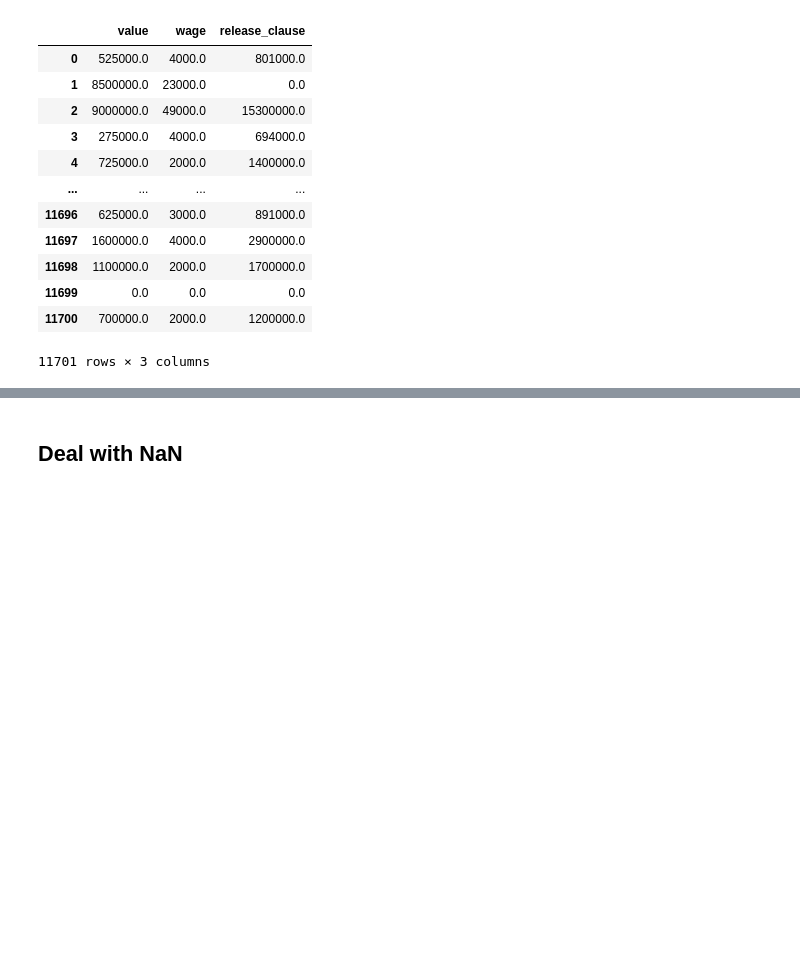
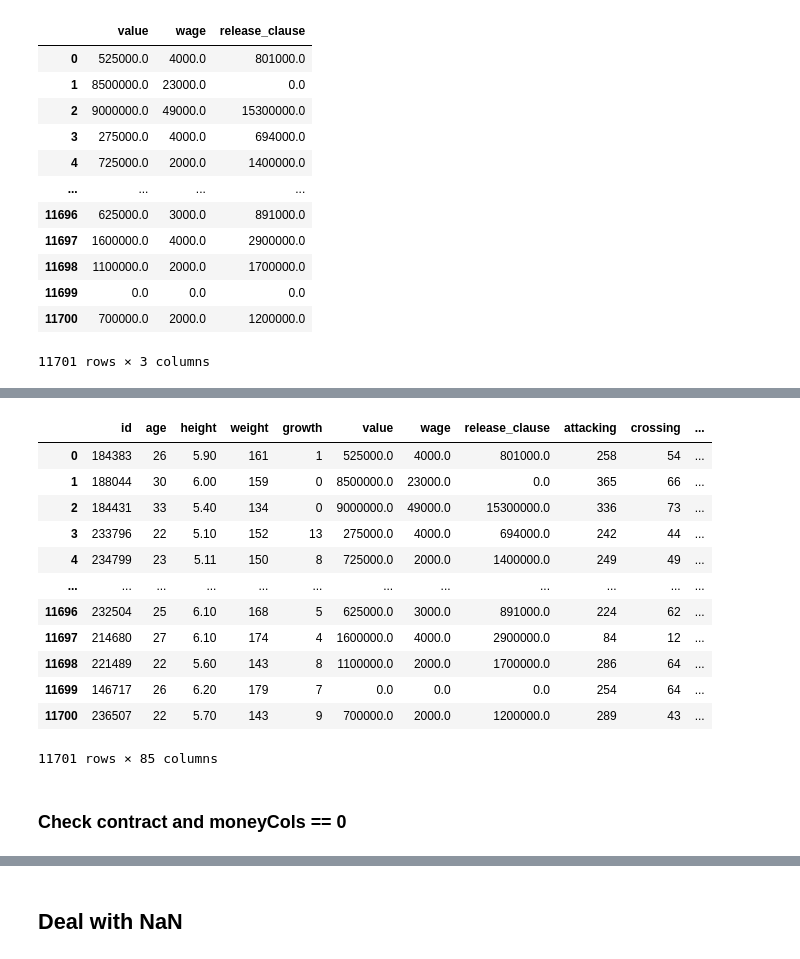
Before and after one commit to aldamepi/ironhack-FIFA_project, a Jupyter notebook: fifaProject-eulalia_alberto.ipynb, the cells around one changed output, grey strips where cells are left out. Drawn from its saved outputs; the diff is of its cells as text; code cells hidden in the pictures; blank space fills up the shorter version.

```diff
--- a/fifaProject-eulalia_alberto.ipynb
+++ b/fifaProject-eulalia_alberto.ipynb
@@ -346,0 +403,3 @@ NameError: name 'w' is not defined
+# %%
+df.ir = df.ir.apply(starout)
+df.ir.unique()
@@ -421,0 +535,18 @@ standard_amount(df.value[0])
+# %%
+df._get_numeric_data()
+# %% [output]
+|  | id | age | height | weight | growth | value | wage | release_clause | attacking | crossing | ... |
+| 0 | 184383 | 26 | 5.90 | 161 | 1 | 525000.0 | 4000.0 | 801000.0 | 258 | 54 | ... |
+| 1 | 188044 | 30 | 6.00 | 159 | 0 | 8500000.0 | 23000.0 | 0.0 | 365 | 66 | ... |
+| 2 | 184431 | 33 | 5.40 | 134 | 0 | 9000000.0 | 49000.0 | 15300000.0 | 336 | 73 | ... |
+| 3 | 233796 | 22 | 5.10 | 152 | 13 | 275000.0 | 4000.0 | 694000.0 | 242 | 44 | ... |
+| 4 | 234799 | 23 | 5.11 | 150 | 8 | 725000.0 | 2000.0 | 1400000.0 | 249 | 49 | ... |
+| ... | ... | ... | ... | ... | ... | ... | ... | ... | ... | ... | ... |
+| 11696 | 232504 | 25 | 6.10 | 168 | 5 | 625000.0 | 3000.0 | 891000.0 | 224 | 62 | ... |
+| 11697 | 214680 | 27 | 6.10 | 174 | 4 | 1600000.0 | 4000.0 | 2900000.0 | 84 | 12 | ... |
+| 11698 | 221489 | 22 | 5.60 | 143 | 8 | 1100000.0 | 2000.0 | 1700000.0 | 286 | 64 | ... |
+| 11699 | 146717 | 26 | 6.20 | 179 | 7 | 0.0 | 0.0 | 0.0 | 254 | 64 | ... |
+| 11700 | 236507 | 22 | 5.70 | 143 | 9 | 700000.0 | 2000.0 | 1200000.0 | 289 | 43 | ... |
+11701 rows × 85 columns
+# %% [markdown]
+### Check contract and moneyCols == 0
```
Also changed, not shown: parts of 36 cells of this notebook.
